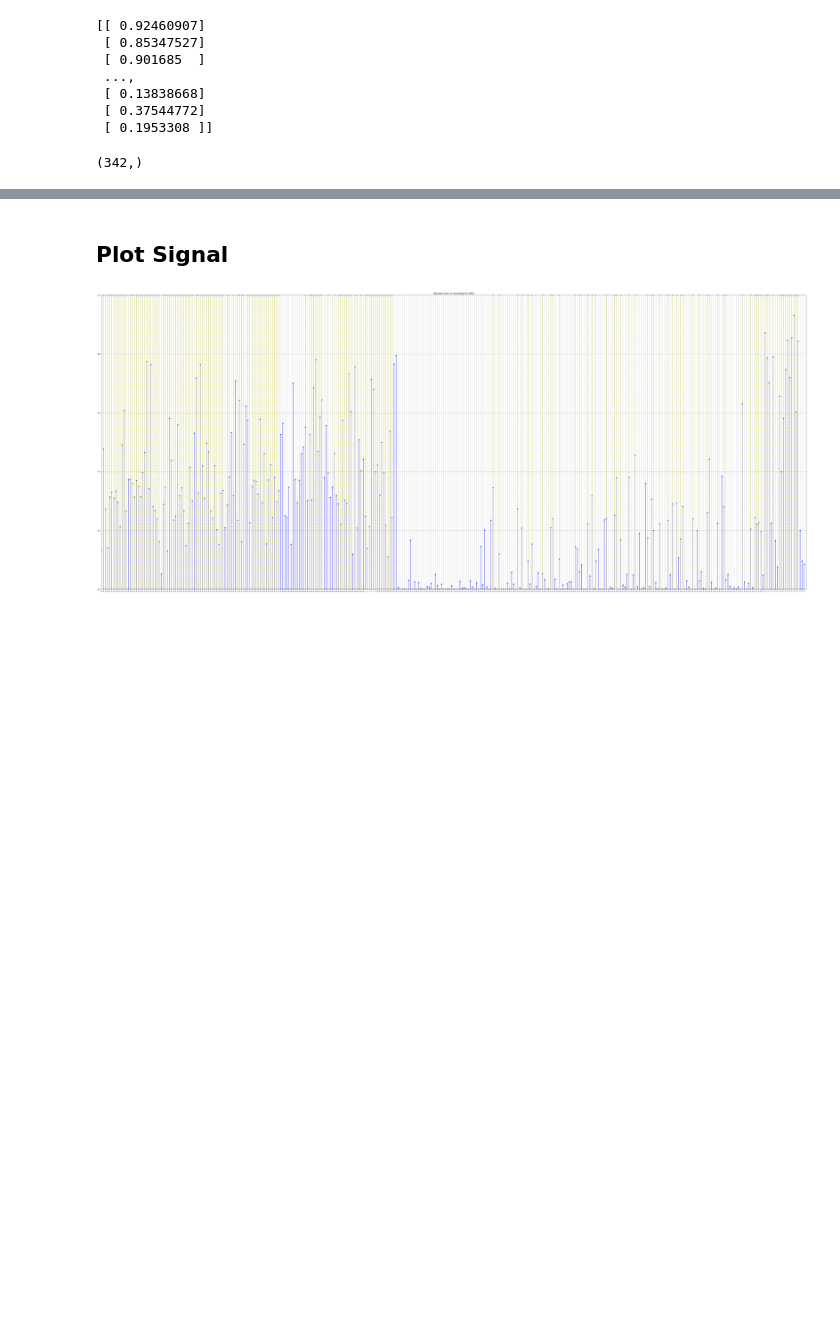
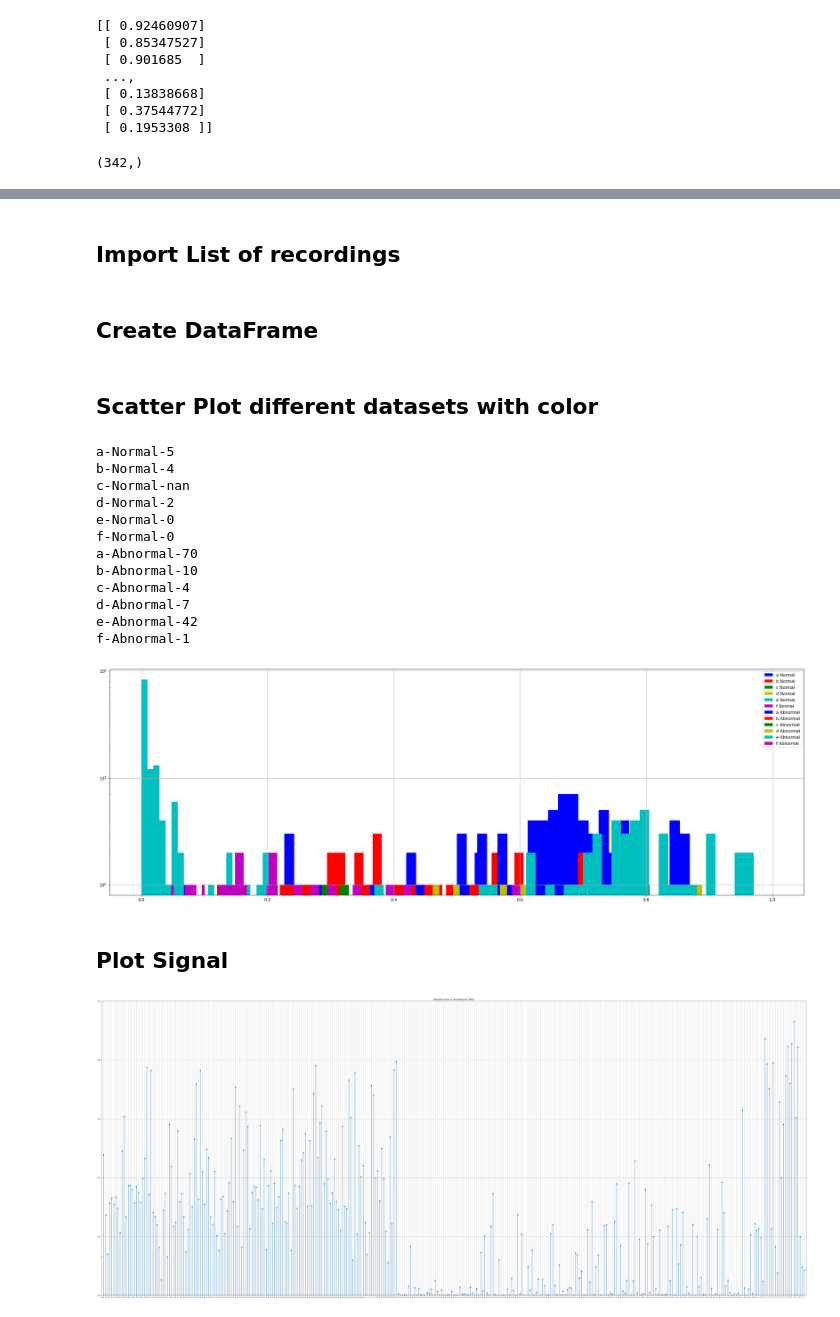
Before and after one commit to AhmedImtiazPrio/heartnet, a Jupyter notebook: codes/Print Predictions.ipynb, the cells around one changed output, grey strips where cells are left out. Cells and saved outputs as stored; diff of their text form; code cells hidden in the pictures; blank space fills up the shorter version.

```diff
--- a/codes/Print Predictions.ipynb
+++ b/codes/Print Predictions.ipynb
@@ -101,3 +104,5 @@ qual=np.array(qual)
+# %% [markdown]
+## Import List of recordings
 # %%
 list_path='/media/taufiq/Data/heart_sound/feature/potes_1DCNN/balancedCV/'+'validation'+foldname[4]+'.txt'
 import pandas as pd
@@ -105,6 +110,50 @@ val_list=pd.read_csv(list_path,header=None)
 val_list=val_list.values
 flat_list = [item[0] for sublist in val_list for item in sublist]
 flat_list=sorted(flat_list)
+# %% [markdown]
+## Create DataFrame
+# %%
+flat_list=pd.DataFrame(flat_list)
+flat_list['Index']=pd.DataFrame(range(0,val_parts.shape[0]))
+flat_list['True']=pd.DataFrame(true)
+flat_list['Pred']=pd.DataFrame(pred)
+flat_list['Error']=pd.DataFrame(abs(true-pred))
+# %% [markdown]
+## Scatter Plot different datasets with color
+# %%
+mpl.rcParams['figure.figsize']=(30,10)
+for label,marker,name in zip([0,1],['o','^'],['Normal','Abnormal']):
+    for dataset,color in zip(['a','b','c','d','e','f'],['b','r','g','y','c','m']):
+        x = flat_list['Index'][flat_list[0]==dataset][flat_list['True']==label]
+        y = flat_list['Pred'][flat_list[0]==dataset][flat_list['True']==label]
+        print '{}-{}-{}'.format(dataset,name,np.sum(y>.5))
+        plt.hist(y,40,stacked=True,color=color,label=dataset+' '+name)
+#plt.xticks(range(0,len(flat_list),20),rotation='vertical')
+#plt.xlim(0,len(flat_list))
+#plt.ylim(0,1)
+#plt.title('Absolute error vs recordings for '+foldname)
+#plt.xlabel('Recording #')
+#plt.ylabel('Absolute Error |True-Pred|')
+plt.yscale('log',nonposy='clip')
+#plt.xscale('log')
+#plt.ylim(1,100)
+plt.legend()
+plt.grid()
+plt.show()
+# %% [output]
+a-Normal-5
+b-Normal-4
+c-Normal-nan
+d-Normal-2
+e-Normal-0
+f-Normal-0
+a-Abnormal-70
+b-Abnormal-10
+c-Abnormal-4
+d-Abnormal-7
+e-Abnormal-42
+f-Abnormal-1
+[figure, added]
 # %% [markdown]
 ## Plot Signal
 # %%
```
Also changed, not shown: parts of 6 cells of this notebook, 2 other files.
